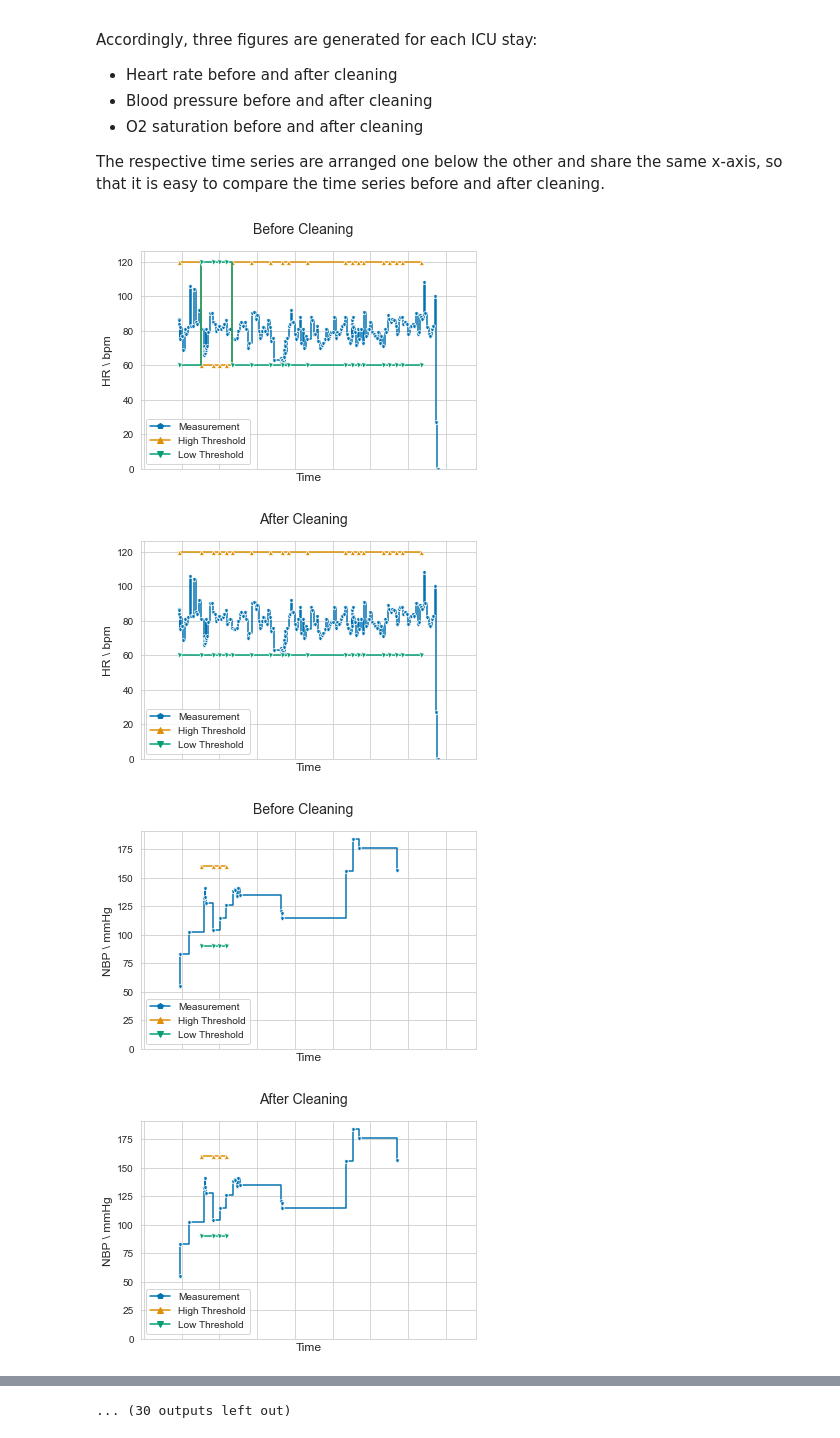
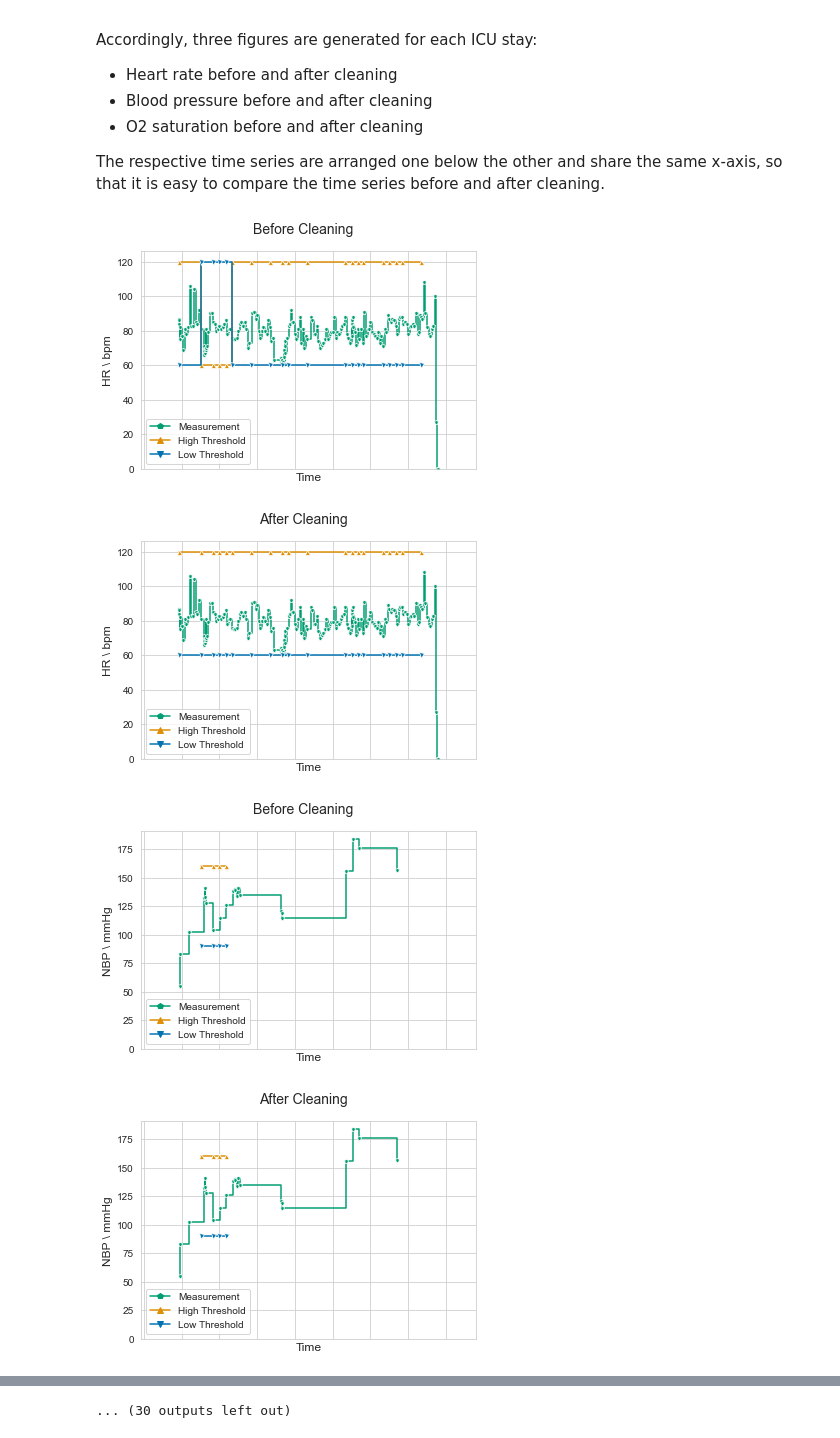
Before and after one commit to denise97/dhl2021, a Jupyter notebook: paper_visualizations/time_series_plots_before_vs_after_cleaning.ipynb, the cells around one changed output, grey strips where cells are left out. Saved outputs shown, nothing was run; the diff lists cells and outputs as text; code cells hidden in the pictures.

Commit message:
Update time-series plots for paper regarding color scheme

```diff
--- a/paper_visualizations/time_series_plots_before_vs_after_cleaning.ipynb
+++ b/paper_visualizations/time_series_plots_before_vs_after_cleaning.ipynb
@@ -49,8 +53,6 @@ plotdata.loc[plotdata['ITEMID'] == 223770, 'ITEMID_LABEL'] = "Low Threshold"
 # %%
 import seaborn as sns
 import matplotlib.pyplot as plt
-import numpy as np
-import datetime as dt
 
 # Path to folder where the figures will be saved as PNGs
 path = '../../plots/'
@@ -67,7 +69,7 @@ my_drawstyle = 'steps-post' # Interpolate missing values by using the last avail
 my_markers = ['p','^','v']
 my_markersize = 5
 my_dashes = False
-my_palette = [sns.color_palette("colorblind")[0],sns.color_palette("colorblind")[1],sns.color_palette("colorblind")[2]]
+my_palette = [sns.color_palette("colorblind")[2],sns.color_palette("colorblind")[1],sns.color_palette("colorblind")[0]]
 fig_title = "Vital parameter histories before and after data cleaning for ICU stay "
 xlabel = "Time"
 
@@ -281,34 +283,34 @@ for icustay in icustayid_filter:
     plotdata_bp = plotdata[(plotdata['ITEMID'].isin([220277,223769,223770])) & (plotdata['ICUSTAY_ID'] == icustay)]
     hue_order_bp = [str(plotdata[plotdata['ITEMID'] == 220277].ITEMID_LABEL.iloc[0]),
                     str(plotdata[plotdata['ITEMID'] == 223769].ITEMID_LABEL.iloc[0]),
                     str(plotdata[plotdata['ITEMID'] == 223770].ITEMID_LABEL.iloc[0])]
 
     ax = sns.lineplot(
         ax = axs,
         data = plotdata_bp,
         x = my_x,
         y = "VALUENUM_CLEAN",
         hue = my_hue,
         hue_order = hue_order_bp,
         style = my_hue,
         drawstyle = my_drawstyle,
         markers = my_markers,
         markersize = my_markersize,
         dashes = my_dashes,
         palette = my_palette
         )
 
     axs.legend(loc = my_legend_loc, bbox_to_anchor = my_legend_bbox_to_anchor)
     axs.set_xlim(xlimits)
     axs.set_ylim(bottom=60)
     axs.set_xlabel(xlabel, fontsize = 12)
     axs.set_ylabel(o2_ylabel, fontsize = 12)
     axs.tick_params(axis="x", which='both', bottom=False, top=False, labelbottom=False)
 
     plt.savefig(str(path + 'icustay-' + str(icustay) + '_spo2' + '_after-cleaning' + '.pdf'))
     plt.show(fig_o2)
 # %% [output]
-[figure, old version]
+[figure, new version]
-[figure, old version]
+[figure, new version]
-[figure, old version]
+[figure, new version]
-[figure, old version]
+[figure, new version]
```
Also changed, not shown: parts of 2 cells of this notebook.
